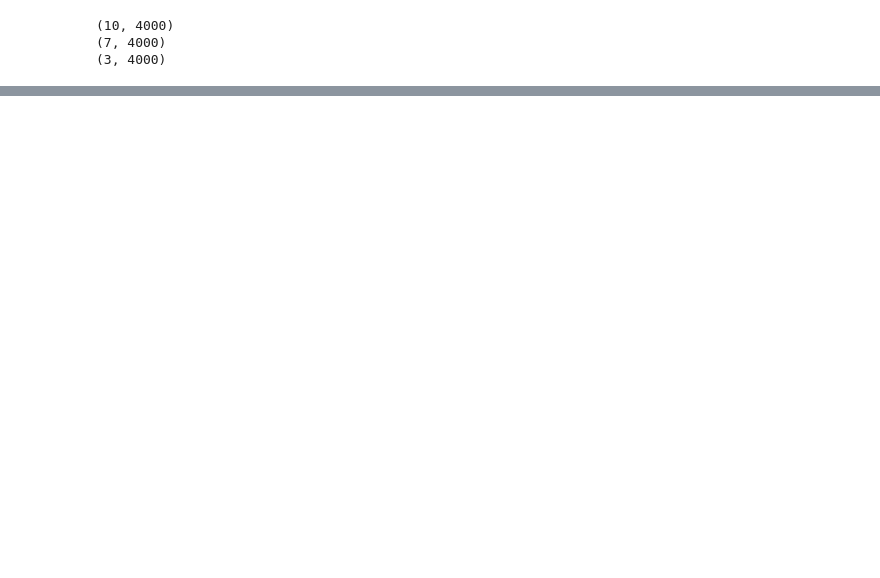
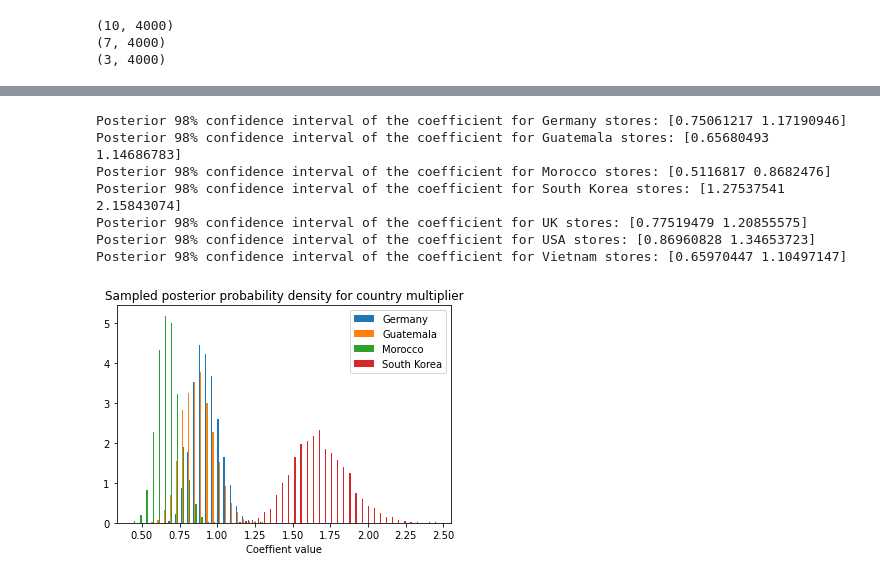
Before and after one commit to katjadellalibera/CS146, a Jupyter notebook: LBA/CS146-LBA.ipynb, the cells around one changed output, grey strips where cells are left out. Saved outputs shown, nothing was run; the diff lists cells and outputs as text; code cells hidden in the pictures; blank space fills up the shorter version.

```diff
--- a/LBA/CS146-LBA.ipynb
+++ b/LBA/CS146-LBA.ipynb
@@ -379,0 +400,19 @@ plt.show()
+# %%
+plt.hist([x for x in country_array[0:4]], bins=50, density=True)
+plt.xlabel("Coeffient value")
+plt.title('Sampled posterior probability density for country multiplier')
+plt.legend(countries)
+for n in range(len(country_array)):
+    print(
+        "Posterior 98% confidence interval of the coefficient for",countries[n],"stores:",
+        np.percentile(country_array[n], [1, 99]))
+plt.show()
+# %% [output]
+Posterior 98% confidence interval of the coefficient for Germany stores: [0.75061217 1.17190946]
+Posterior 98% confidence interval of the coefficient for Guatemala stores: [0.65680493 1.14686783]
+Posterior 98% confidence interval of the coefficient for Morocco stores: [0.5116817 0.8682476]
+Posterior 98% confidence interval of the coefficient for South Korea stores: [1.27537541 2.15843074]
+Posterior 98% confidence interval of the coefficient for UK stores: [0.77519479 1.20855575]
+Posterior 98% confidence interval of the coefficient for USA stores: [0.86960828 1.34653723]
+Posterior 98% confidence interval of the coefficient for Vietnam stores: [0.65970447 1.10497147]
+[figure, added]
```
Also changed, not shown: parts of 26 cells of this notebook, 14 other files.
